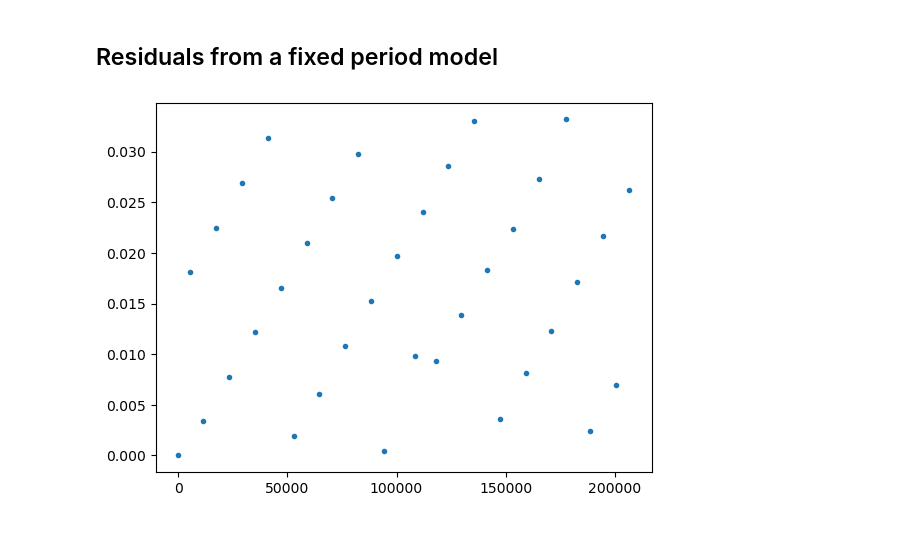
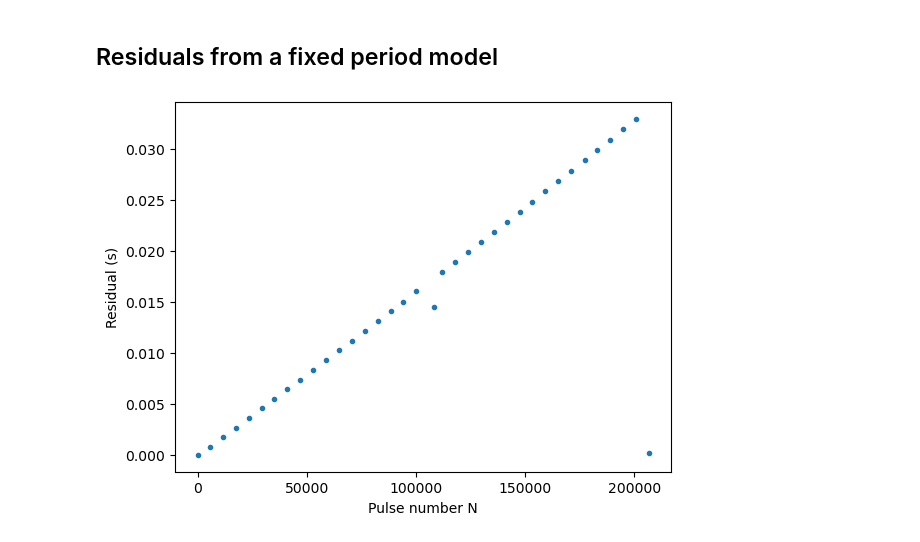
Before and after one commit to AliWA2022/Pulsars-Analysis-, a Jupyter notebook: Crab Pulsar Timing copy.ipynb, the cells around one changed output. Drawn from its saved outputs; the diff is of its cells as text; code cells hidden in the pictures.

```diff
--- a/Crab Pulsar Timing copy.ipynb
+++ b/Crab Pulsar Timing copy.ipynb
@@ -59,7 +71,7 @@ import numpy as np
 
 basepath = "/Users/alismk/Desktop/3rdYear Courses/Sem2/Lab/Obs"
 
-npzfile  = os.path.join(basepath, "20260217_143556_B0531+21.npz")
+npzfile  = os.path.join(basepath+"/New", "20260217_143556_B0531+21.npz")
 baryfile = os.path.join(basepath, "2026_ssb.txt")
 
 # Load barycentre file (text)
@@ -130,20 +106,26 @@ The following libraries have been imported for your convinience:
 from astropy.coordinates import EarthLocation
 
 # Insert the position of the crab pulsar here!
-pulsarpos = coord.SkyCoord(ra="01:23:45.6", dec="12:34:56.7", unit=(u.hourangle,u.deg))
+
 
 # Jodrell Bank 42-ft telescope approximate location
 JBpos = EarthLocation(
     lat=53.2359065 * u.deg,
     lon=-2.3064801 * u.deg,
     height=80*u.m)
+
+pulsarpos = coord.SkyCoord(
+    ra="05:34:31.97",
+    dec="+22:00:52.1",
+    unit=(u.hourangle, u.deg)
+)
 # %%
 import numpy as np
 from astropy.time import Time
 import astropy.units as u
 
 # Path to your saved ToA file
-toa_file = "/Users/alismk/Desktop/3rdYear Courses/Sem2/Lab/Obs/B0531+21_toas.txt"
+toa_file = "/Users/alismk/Desktop/3rdYear Courses/Sem2/Lab/Obs/New/B0531+21_toas.txt"
 
 # Load file (ignore lines starting with #)
 data = np.loadtxt(toa_file)
@@ -227,5 +201,14 @@ print("Δz over obs:", z_interp.max() - z_interp.min())
 # %%
-pulsarpos = coord.SkyCoord(ra="01:23:45.6", dec="12:34:56.7", unit=(u.hourangle,u.deg))
+x_interp = np.interp(toa_geo_mjd, bary_mjd, xpos)
+y_interp = np.interp(toa_geo_mjd, bary_mjd, ypos)
+z_interp = np.interp(toa_geo_mjd, bary_mjd, zpos)
+
+
+pulsarpos = coord.SkyCoord(
+    ra="05:34:31.97",
+    dec="+22:00:52.1",
+    unit=(u.hourangle, u.deg)
+)
 
 # psr_x = ...
 # psr_y = ...
@@ -238,11 +221,15 @@ psr_z = pulsarpos.cartesian.z.value
 
 # Dot product r · n
 c = 299792458.0
-roemer_delay_sec = (x_interp * psr_x + y_interp * psr_y + z_interp * psr_z) / c
+AU_m = 1.495978707e11
 
+roemer_delay_sec = (x_interp * psr_x + y_interp * psr_y + z_interp * psr_z) * (AU_m / c)
 roemer_delay_days = roemer_delay_sec / 86400.0
 
 toa_bary_mjd = toa_geo_mjd + roemer_delay_days
-AU_m = 1.495978707e11
-c = 299792458.0
-roemer_delay_sec = (x_interp*psr_x + y_interp*psr_y + z_interp*psr_z) * (AU_m / c)
+
+print("Roemer delay range (sec):", roemer_delay_sec.min(), "to", roemer_delay_sec.max(),"\ndifference: ",-roemer_delay_sec.min()+ roemer_delay_sec.max())
+
+#difference:  0.6300003715958837 toa geo mjd
+#difference:  0.6300008559725541 toa mjd
+print(x_interp)
@@ -262,17 +340,19 @@ the difference:  0.0809027725335909
 # %%
 # The data file includes a sutiable 'guess period' as described in the lab script.
 # You can either load the data file or get it from the 'Make Time of Arrivals' notebook.
 period_guess = float(obs["approx_period"])
 
-t_sec = (toa_mjd - toa_mjd[0]) * 86400
+t_sec = (toa_bary_mjd - toa_bary_mjd[0]) * 86400.0
 
 N = (t_sec / period_guess).astype(int)
 # residual =
 
 residual_sec = t_sec - N * period_guess
 
 plt.plot(N, residual_sec, ".")
+plt.xlabel("Pulse number N")
+plt.ylabel("Residual (s)")
 plt.show()
 # Do fitting (try the polyfit routine in numpy)
 # %% [output]
-[figure, old version]
+[figure, new version]
```
Also changed, not shown: parts of 18 cells of this notebook.
